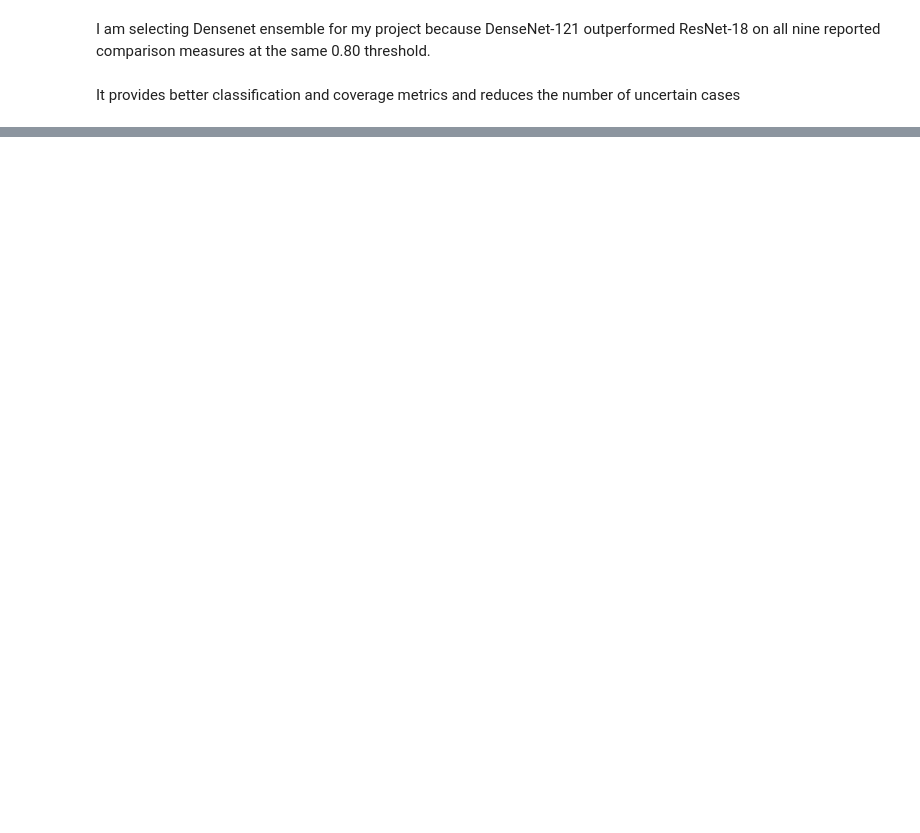
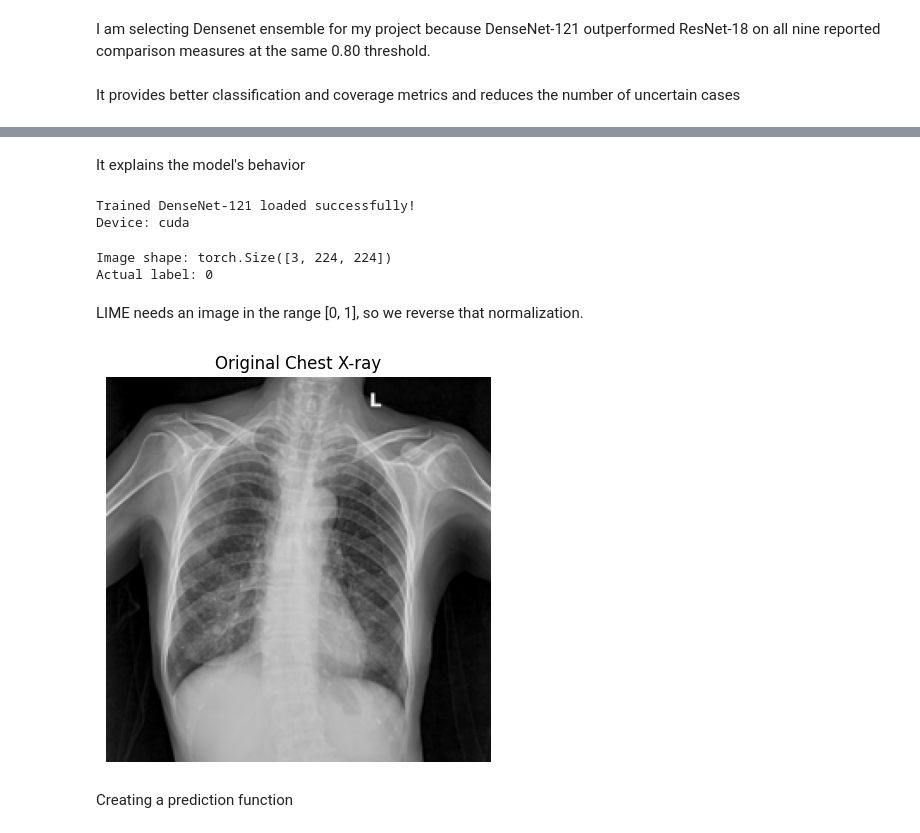
Before and after one commit to sarasanivedareddy/Ray-Verify-, a Jupyter notebook: training_experiments.ipynb, the cells around one changed output, grey strips where cells are left out. Drawn from its saved outputs; the diff is of its cells as text; code cells hidden in the pictures; blank space fills up the shorter version.

Commit message:
Risk management: Lime ,FGSM and AIF360

```diff
--- a/training_experiments.ipynb
+++ b/training_experiments.ipynb
@@ -2538,0 +2537,2 @@ It provides better classification and coverage metrics and reduces the number of
+# %% [markdown]
+It explains the model's behavior
@@ -2538,0 +2546,63 @@ It provides better classification and coverage metrics and reduces the number of
+# %%
+device = torch.device("cuda" if torch.cuda.is_available() else "cpu")
+
+# Create the same architecture used during training
+model = build_densenet()
+
+# Load the saved checkpoint
+checkpoint_data = torch.load(checkpoint, map_location="cpu")
+
+# Handle common checkpoint formats
+if isinstance(checkpoint_data, dict) and "model_state_dict" in checkpoint_data:
+    state_dict = checkpoint_data["model_state_dict"]
+elif isinstance(checkpoint_data, dict) and "state_dict" in checkpoint_data:
+    state_dict = checkpoint_data["state_dict"]
+else:
+    state_dict = checkpoint_data
+
+# Handle checkpoints saved from DataParallel
+state_dict = {
+    key.replace("module.", "", 1) if key.startswith("module.") else key: value
+    for key, value in state_dict.items()
+}
+
+model.load_state_dict(state_dict)
+model = model.to(device)
+model.eval()
+
+print("Trained DenseNet-121 loaded successfully!")
+print("Device:", device)
+# %% [output]
+Trained DenseNet-121 loaded successfully!
+Device: cuda
+# %%
+sample_index = 0
+
+image, label = dn_test_dataset[sample_index]
+
+print("Image shape:", image.shape)
+print("Actual label:", int(label))
+# %% [output]
+Image shape: torch.Size([3, 224, 224])
+Actual label: 0
+# %% [markdown]
+LIME needs an image in the range [0, 1], so we reverse that normalization.
+# %%
+mean = torch.tensor([0.485, 0.456, 0.406]).view(3, 1, 1)
+std = torch.tensor([0.229, 0.224, 0.225]).view(3, 1, 1)
+
+display_image = image.detach().cpu() * std + mean
+display_image = display_image.clamp(0, 1)
+
+# Convert from (C, H, W) to (H, W, C)
+display_image = display_image.permute(1, 2, 0).numpy()
+
+plt.figure(figsize=(5, 5))
+plt.imshow(display_image)
+plt.title("Original Chest X-ray")
+plt.axis("off")
+plt.show()
+# %% [output]
+[figure, added]
+# %% [markdown]
+Creating a prediction function
```
Also changed, not shown: parts of 37 cells of this notebook.
